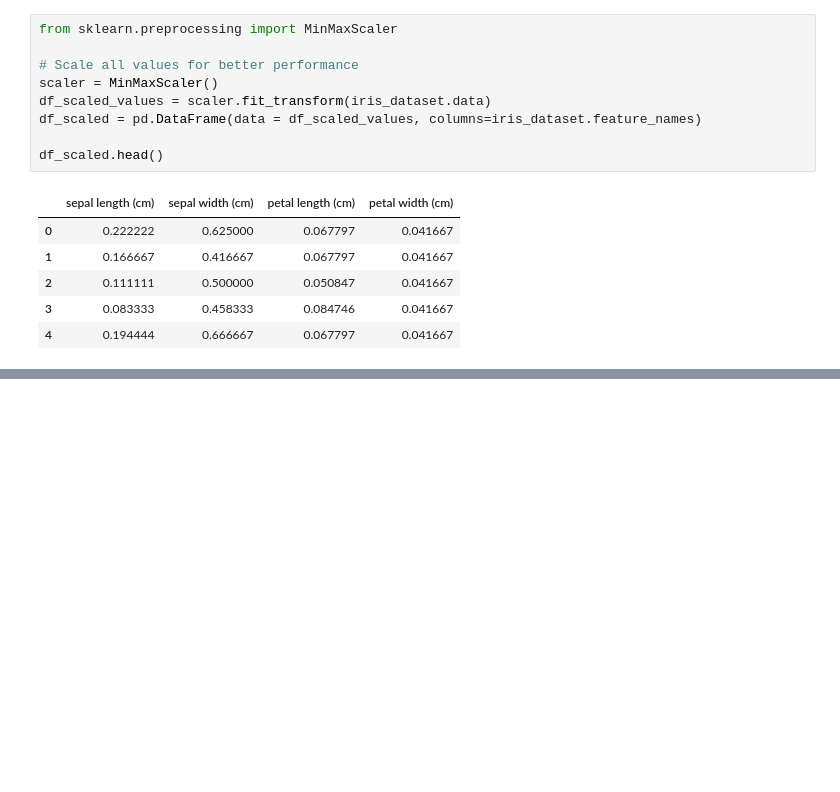
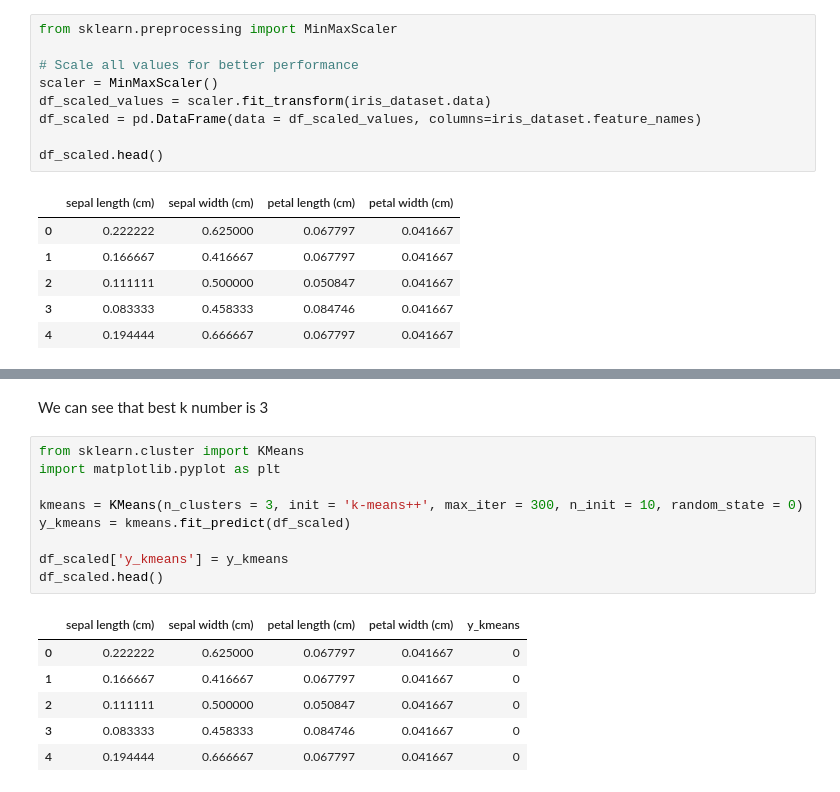
Before and after one commit to Flychuban/sklearn_exercise, a Jupyter notebook: KMeansClustering.ipynb, the cells around one changed output, grey strips where cells are left out. Saved outputs shown, nothing was run; the diff lists cells and outputs as text; blank space fills up the shorter version.

```diff
--- a/KMeansClustering.ipynb
+++ b/KMeansClustering.ipynb
@@ -38,0 +45,18 @@ print(sse)
+# %% [markdown]
+We can see that best k number is 3
+# %%
+from sklearn.cluster import KMeans
+import matplotlib.pyplot as plt
+
+kmeans = KMeans(n_clusters = 3, init = 'k-means++', max_iter = 300, n_init = 10, random_state = 0)
+y_kmeans = kmeans.fit_predict(df_scaled)
+
+df_scaled['y_kmeans'] = y_kmeans
+df_scaled.head()
+# %% [output]
+|  | sepal length (cm) | sepal width (cm) | petal length (cm) | petal width (cm) | y_kmeans |
+| 0 | 0.222222 | 0.625000 | 0.067797 | 0.041667 | 0 |
+| 1 | 0.166667 | 0.416667 | 0.067797 | 0.041667 | 0 |
+| 2 | 0.111111 | 0.500000 | 0.050847 | 0.041667 | 0 |
+| 3 | 0.083333 | 0.458333 | 0.084746 | 0.041667 | 0 |
+| 4 | 0.194444 | 0.666667 | 0.067797 | 0.041667 | 0 |
```
Also changed, not shown: parts of 4 cells of this notebook.
